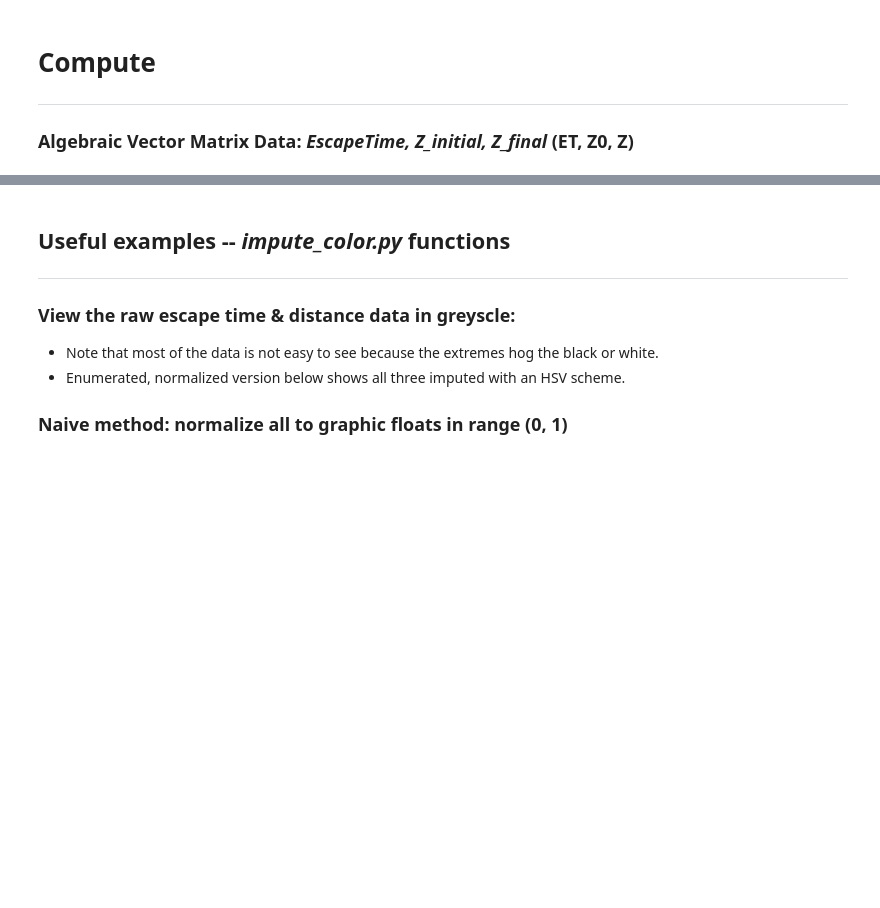
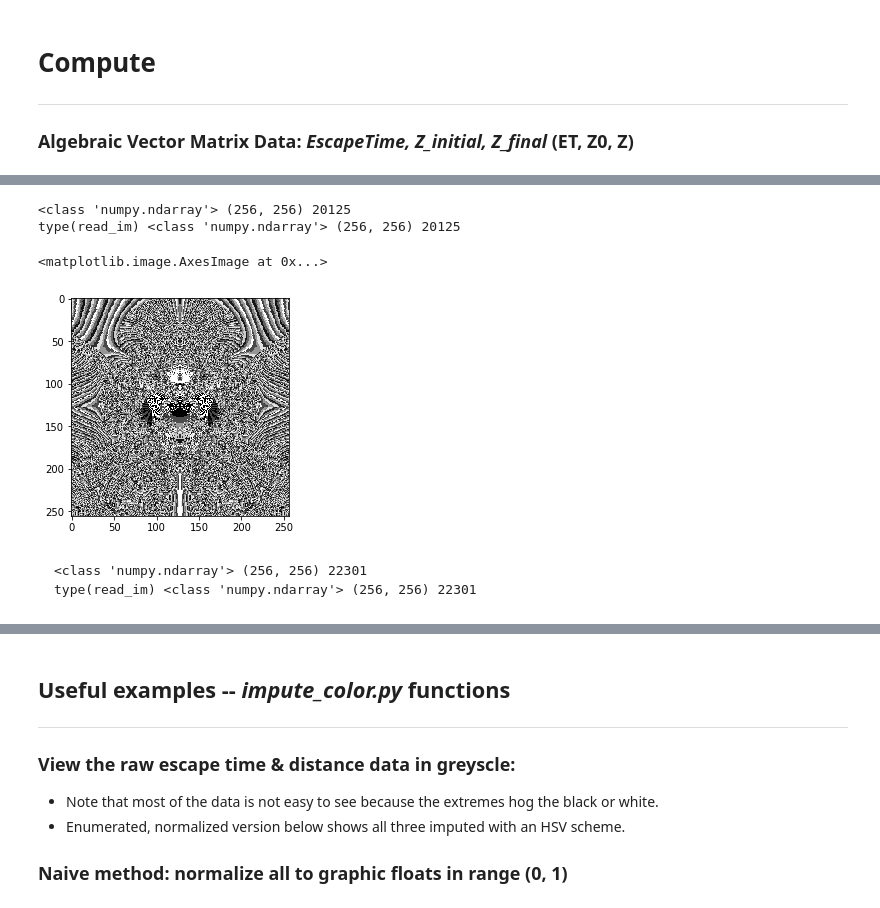
Before and after one commit to dlanier/scalygraphic, a Jupyter notebook: doc_code/impute_color_examples_HackingHistory.ipynb, the cells around one changed output, grey strips where cells are left out. Drawn from its saved outputs; the diff is of its cells as text; code cells hidden in the pictures; blank space fills up the shorter version.

Commit message:
16 bit grayscale tiff

````diff
--- a/doc_code/impute_color_examples_HackingHistory.ipynb
+++ b/doc_code/impute_color_examples_HackingHistory.ipynb
@@ -51,0 +97,40 @@ data matrices size =  (256, 256)
+# %%
+def get_uint16_gray(ET, Z, Z0):
+    """  convert results data (ET, Z, Z0) to an unsigned 16 bit numpy array
+            - Write with: skimage.io.imsave(f_name, gray_int)
+            - colo map with matplotlib.cm
+    Args:
+        ET:     (Integer) matrix of the Escape Times
+        Z:      (complex) matrix of the final vectors
+        Z0:     (complex) matrix of the starting plane
+
+    Returns:
+        gray_16bit:     numpy.ndarray (16 bit integer)
+    """
+    img = get_im(ET, Z, Z0)
+    gray_int = pil_rgb_2_uint16_gray(img)
+
+    return gray_int
+
+
+
+gray_im = get_uint16_gray(ET_1, Z_1, Z0_1)
+print(type(gray_im), gray_im.shape, len(list(set(gray_im.reshape(-1)))))
+
+f_name = 'test_skim_io_16.tiff'
+im_io.imsave(f_name, gray_im)
+
+read_im = im_io.imread(f_name)
+print('type(read_im)',type(read_im), read_im.shape, len(list(set(read_im.reshape(-1)))))
+pyplot.figure()
+pyplot.imshow(gray_im, cmap='gray')
+# %% [output]
+<class 'numpy.ndarray'> (256, 256) 20125
+type(read_im) <class 'numpy.ndarray'> (256, 256) 20125
+<matplotlib.image.AxesImage at 0x...>
+[figure, added]
+# %% [markdown]
+```
+<class 'numpy.ndarray'> (256, 256) 22301
+type(read_im) <class 'numpy.ndarray'> (256, 256) 22301
+```
````
Also changed, not shown: parts of 34 cells of this notebook, 2 other files.
